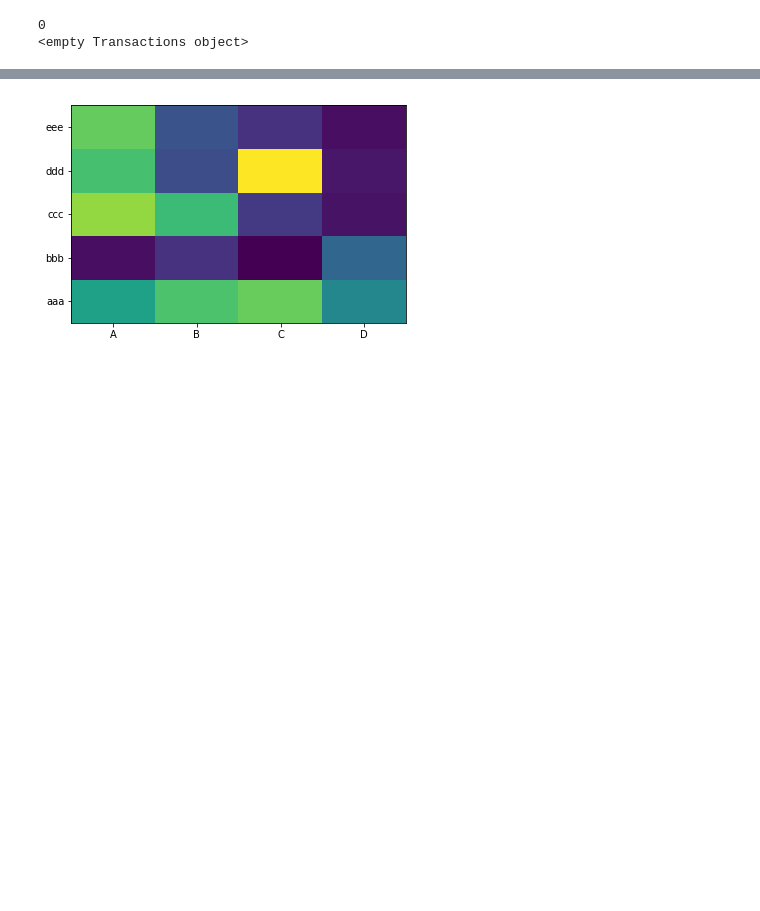
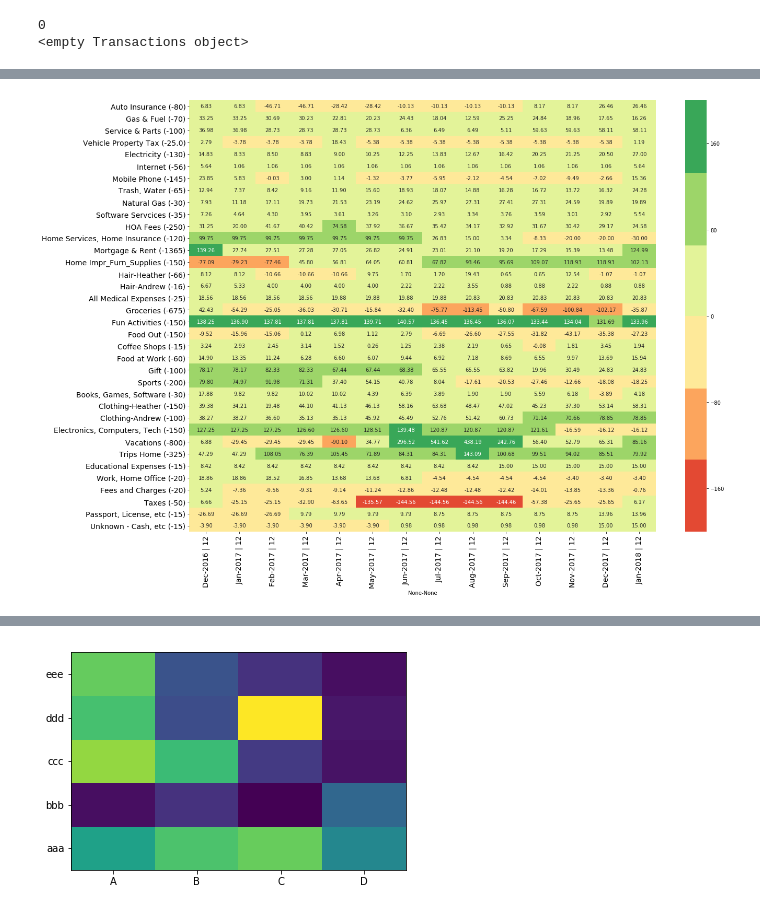
Before and after one commit to scribby182/Menthol, a Jupyter notebook: sandbox.ipynb, the cells around one changed output, grey strips where cells are left out. Drawn from its saved outputs; the diff is of its cells as text; code cells hidden in the pictures; blank space fills up the shorter version.

```diff
--- a/sandbox.ipynb
+++ b/sandbox.ipynb
@@ -160,0 +160,4 @@ df = bs_expenses.to_df(all_trxs, moving_average=[12])
+# %%
+bs_expenses.heatmap_table(all_trxs, moving_average=[12], saveloc='./test2')
+# %% [output]
+[figure, added]
```
Also changed, not shown: parts of 21 cells of this notebook, 4 other files.
